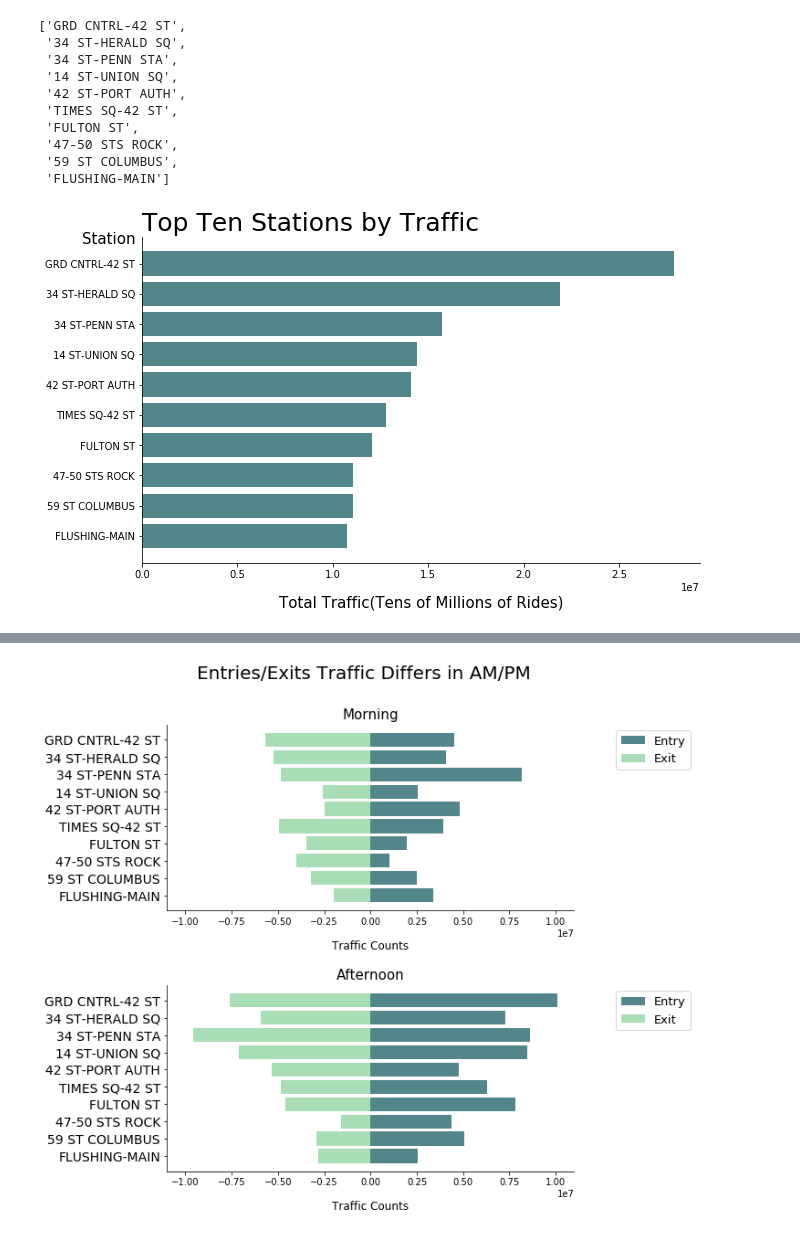
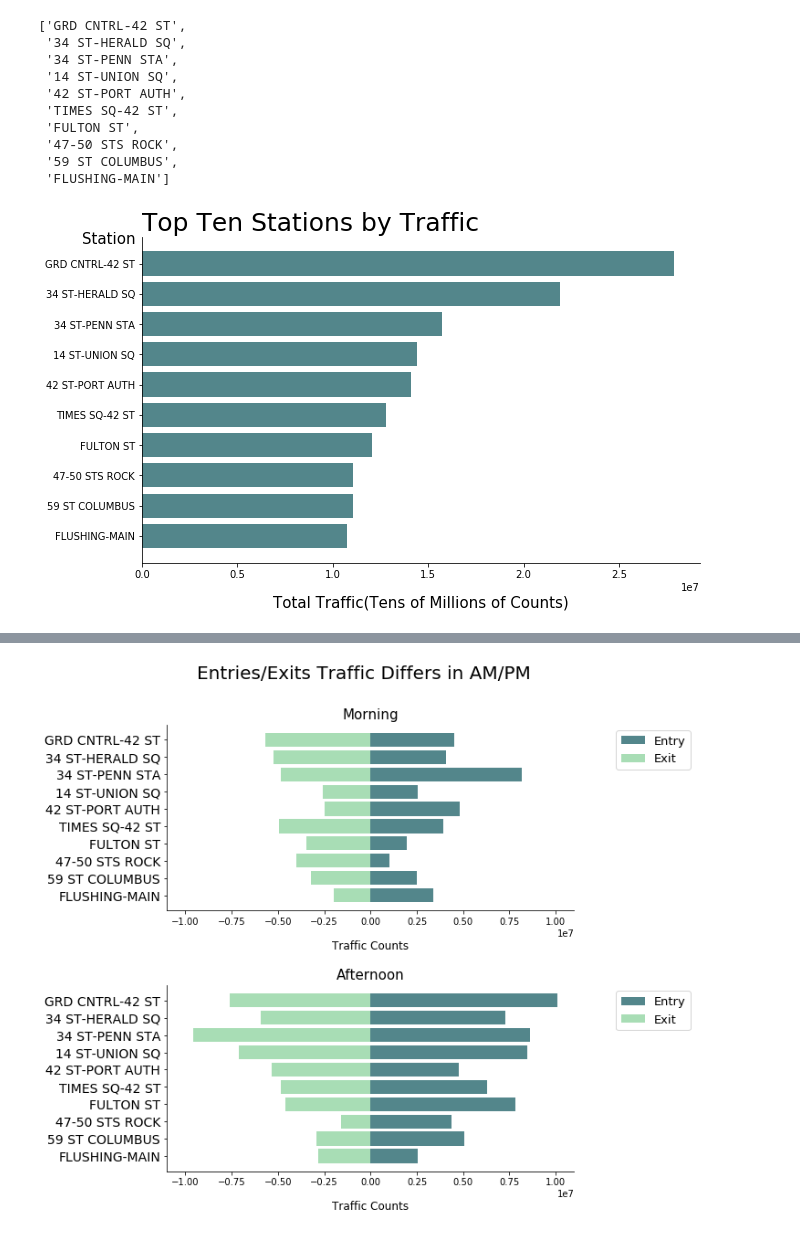
Before and after one commit to dlahtou/Benson_team1_sea18, a Jupyter notebook: Chart Notebooks/Top Ten Stations Graph.ipynb, the cells around one changed output, grey strips where cells are left out. Drawn from its saved outputs; the diff is of its cells as text; code cells hidden in the pictures.

```diff
--- a/Chart Notebooks/Top Ten Stations Graph.ipynb
+++ b/Chart Notebooks/Top Ten Stations Graph.ipynb
@@ -63,15 +63,15 @@ stations
 # %%
 plt.figure(figsize= [10,6])
 plt.barh(np.arange(10), df3['TOTAL_TRAFFIC'][::-1], color = '#53868B')
 ax = gca()
 plt.yticks(np.arange(10), df3['STATION'][::-1])
 plt.title("Top Ten Stations by Traffic", size = 25, loc = 'left')
-plt.xlabel('Total Traffic(Tens of Millions of Rides)', size = 15, labelpad = 15)
+plt.xlabel('Total Traffic(Tens of Millions of Counts)', size = 15, labelpad = 15)
 plt.ylabel('Station', size = 15, rotation = 0, labelpad = 35)
 ax.yaxis.set_label_coords(-0.06,0.97)
 sns.despine()
 # %% [output]
-[figure, old version]
+[figure, new version]
 # %%
 # get a list of top 10 stations
 # create AM PM labels
```
